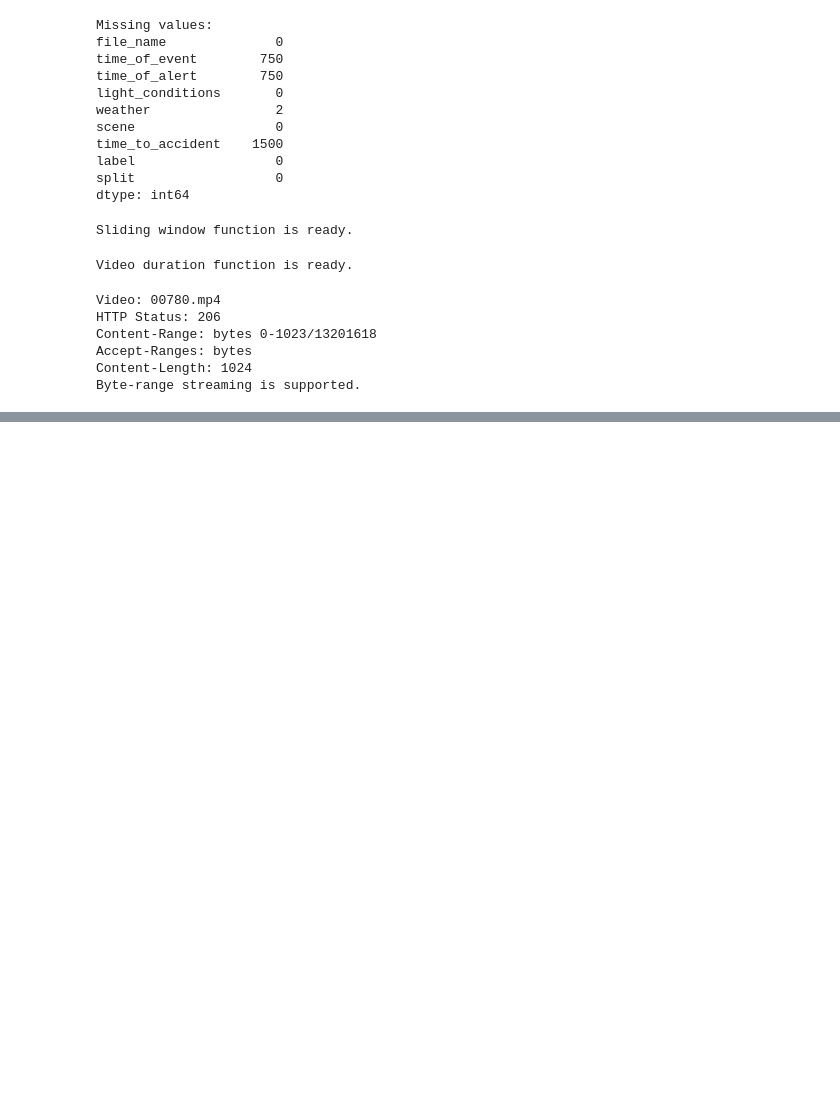
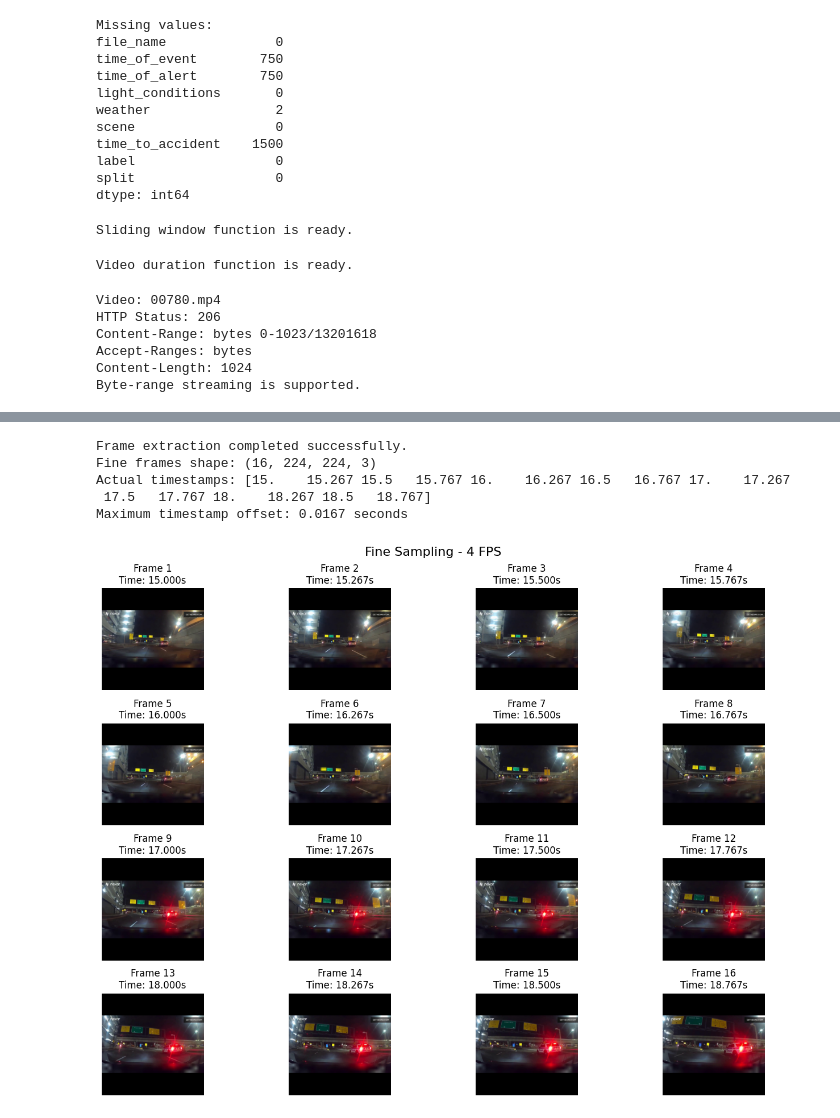
Before and after one commit to Ai-group-09/crash-detection-vision, a Jupyter notebook: advanced_tasks/sampling_and_preprocessing.ipynb, the cells around one changed output, grey strips where cells are left out. Drawn from its saved outputs; the diff is of its cells as text; code cells hidden in the pictures; blank space fills up the shorter version.

Commit message:
Completing the window creation process for videos.

```diff
--- a/advanced_tasks/sampling_and_preprocessing.ipynb
+++ b/advanced_tasks/sampling_and_preprocessing.ipynb
@@ -246,0 +862,52 @@ Byte-range streaming is supported.
+# %%
+if len(fine_frames) != number_of_frames:
+    raise RuntimeError(
+        f"Expected {number_of_frames} frames, "
+        f"but extracted {len(fine_frames)}."
+    )
+
+fine_frames = np.stack(fine_frames).astype(np.uint8)
+actual_times = np.array(actual_times)
+
+if not np.all(actual_times < end_time):
+    raise ValueError("A frame from outside the window was selected.")
+
+if not np.all(np.diff(actual_times) > 0):
+    raise ValueError("Frame timestamps are not strictly increasing.")
+
+
+print("\nFrame extraction completed successfully.")
+print("Fine frames shape:", fine_frames.shape)
+print("Actual timestamps:", np.round(actual_times, 3))
+print("Maximum timestamp offset:",
+      round(np.max(np.abs(actual_times - target_times)), 4),
+      "seconds")
+# %% [output]
+Frame extraction completed successfully.
+Fine frames shape: (16, 224, 224, 3)
+Actual timestamps: [15.    15.267 15.5   15.767 16.    16.267 16.5   16.767 17.    17.267
+ 17.5   17.767 18.    18.267 18.5   18.767]
+Maximum timestamp offset: 0.0167 seconds
+# %%
+fig, axes = plt.subplots(4, 4, figsize=(14, 10))
+
+for index, ax in enumerate(axes.flat):
+
+    ax.imshow(fine_frames[index])
+
+    ax.set_title(
+        f"Frame {index + 1}\n"
+        f"Time: {actual_times[index]:.3f}s"
+    )
+
+    ax.axis("off")
+
+plt.suptitle(
+    "Fine Sampling - 4 FPS",
+    fontsize=16
+)
+
+plt.tight_layout()
+plt.show()
+# %% [output]
+[figure, added]
```
Also changed, not shown: parts of 14 cells of this notebook.
